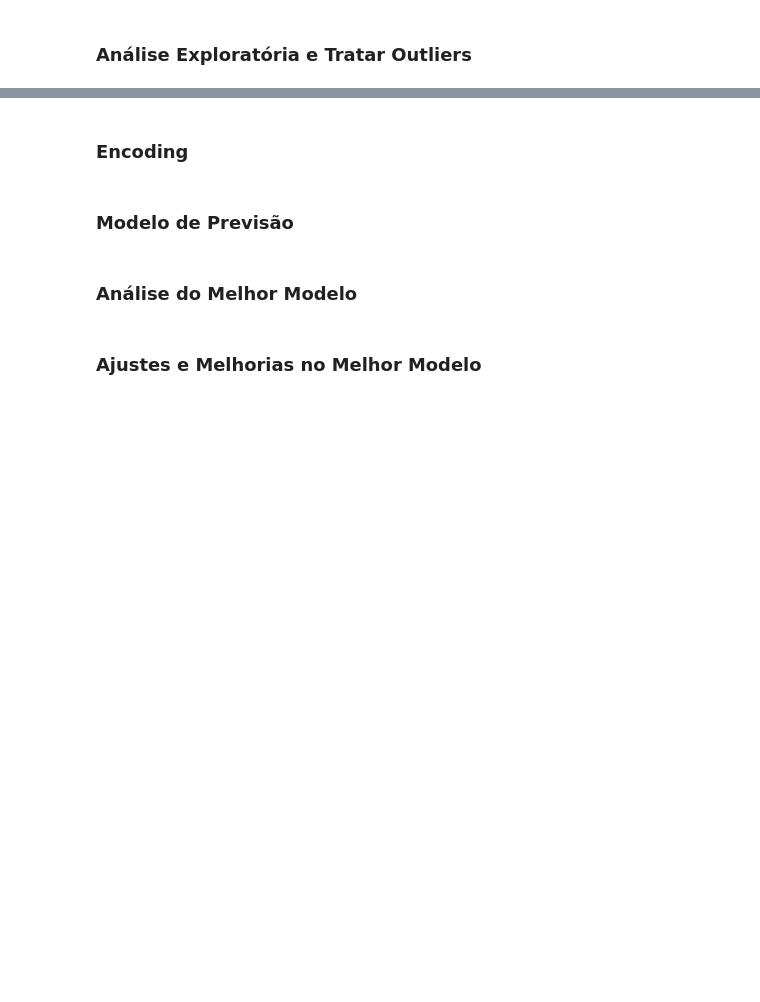
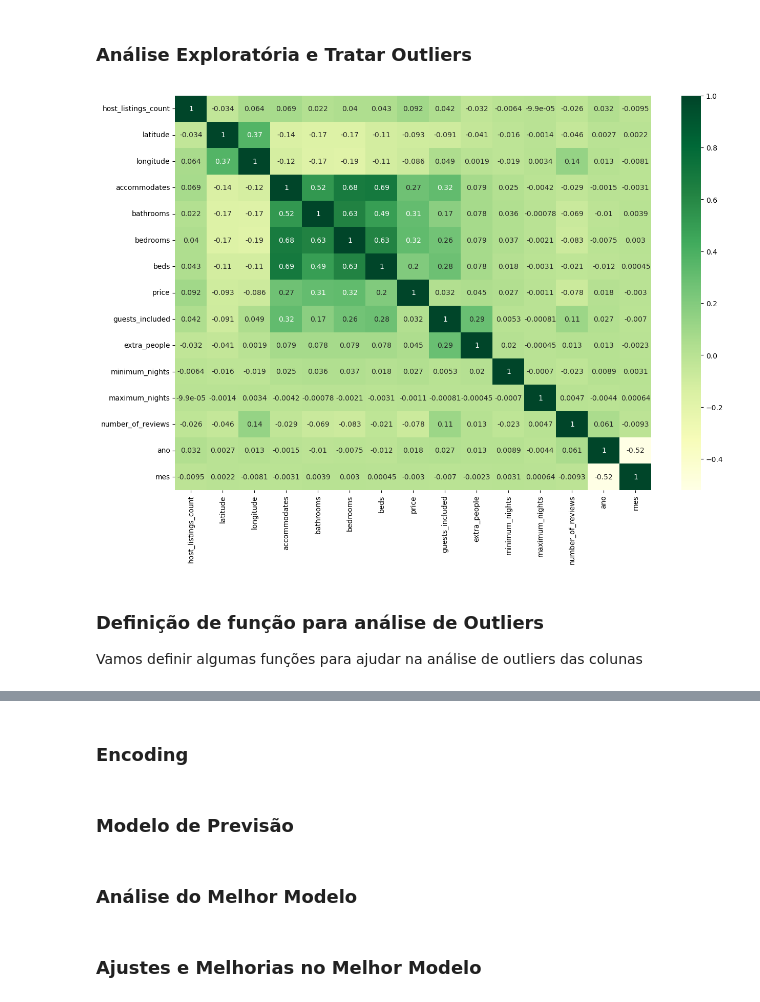
Before and after one commit to durvallins/Estudo_Hashtag, a Jupyter notebook: Módulo 41 - Proj 03 - Ciência de Dados à Mercado de Trabalho/Airbnb Rio.ipynb, the cells around one changed output, grey strips where cells are left out. Saved outputs shown, nothing was run; the diff lists cells and outputs as text; code cells hidden in the pictures; blank space fills up the shorter version.

```diff
--- a/Módulo 41 - Proj 03 - Ciência de Dados à Mercado de Trabalho/Airbnb Rio.ipynb
+++ b/Módulo 41 - Proj 03 - Ciência de Dados à Mercado de Trabalho/Airbnb Rio.ipynb
@@ -119,0 +129,3 @@ display(base_airbnb)
+# %%
+base_airbnb=base_airbnb.drop('host_response_rate', axis=1)
+base_airbnb.head(1)
@@ -134,0 +193,19 @@ print(base_airbnb['square_feet'].isnull().sum())
+# %%
+import numpy as np
+# price
+# usa-se o .str por que neste momento o price está como string
+base_airbnb['price']=base_airbnb['price'].str.replace('$', '')
+base_airbnb['price']=base_airbnb['price'].str.replace(',', '')
+
+# usa-se o dtype para imprimir o formatdo e astype para alterar o formato
+base_airbnb['price']=base_airbnb['price'].astype(np.float32, copy=False)
+
+# extra_people
+base_airbnb['extra_people']=base_airbnb['extra_people'].str.replace('$', '')
+base_airbnb['extra_people']=base_airbnb['extra_people'].str.replace(',', '')
+
+# usa-se o dtype para imprimir o formatdo e astype para alterar o formato
+base_airbnb['extra_people']=base_airbnb['extra_people'].astype(np.float32, copy=False)
+
+# Verificando os tipos
+print(base_airbnb.dtypes)
@@ -134,0 +230,11 @@ print(base_airbnb['square_feet'].isnull().sum())
+# %%
+# Ainda excluíndo colunas inúteis
+base_airbnb=base_airbnb.drop('review_scores_rating', axis=1)
+base_airbnb=base_airbnb.drop('review_scores_accuracy', axis=1)
+base_airbnb=base_airbnb.drop('review_scores_cleanliness', axis=1)
+base_airbnb=base_airbnb.drop('review_scores_checkin', axis=1)
+base_airbnb=base_airbnb.drop('review_scores_communication', axis=1)
+base_airbnb=base_airbnb.drop('review_scores_location', axis=1)
+base_airbnb=base_airbnb.drop('review_scores_value', axis=1)
+
+base_airbnb.head(1)
@@ -136,0 +271,14 @@ print(base_airbnb['square_feet'].isnull().sum())
+# %%
+plt.figure(figsize=(15, 10))
+
+# mapa de calor (tem que passar 3 informaçõe (df.corr ,annot=True, cmap='Escolha a Cor' ))
+# sns.heatmap(base_airbnb.corr() , annot=True, cmap='Greens');
+sns.heatmap(base_airbnb.corr() , annot=True, cmap='YlGn');
+
+# print(base_airbnb.corr())
+# %% [output]
+[figure, added]
+# %% [markdown]
+### Definição de função para análise de Outliers
+
+Vamos definir algumas funções para ajudar na análise de outliers das colunas
```
Also changed, not shown: parts of 15 cells of this notebook.
